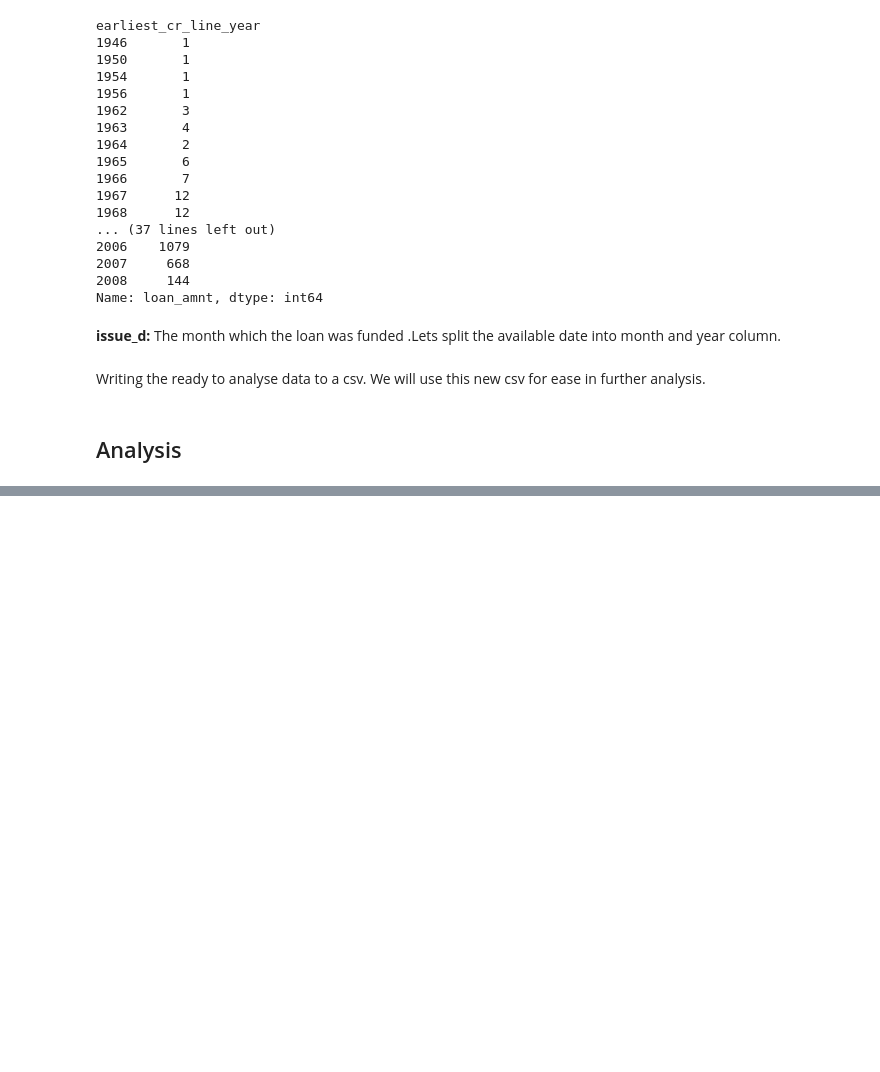
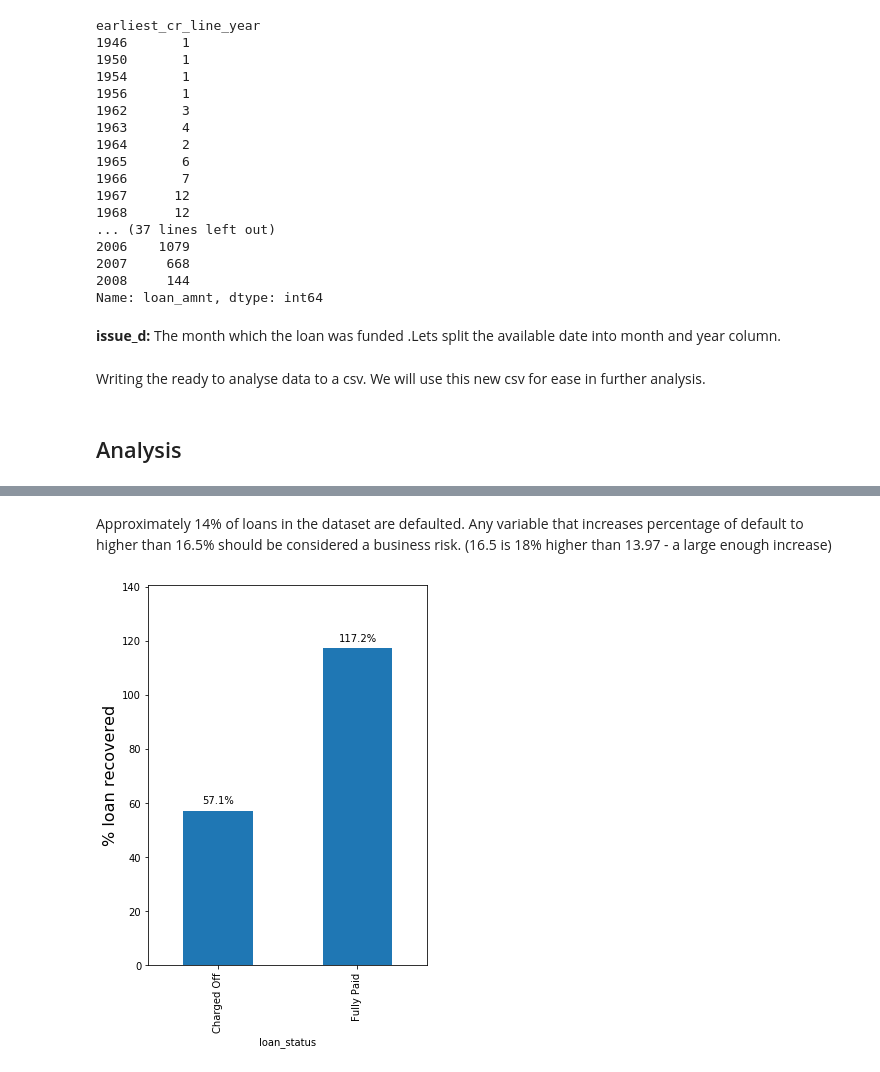
Before and after one commit to sinhaDroid/LendingClubData, a Jupyter notebook: Lending Club Case.ipynb, the cells around one changed output, grey strips where cells are left out. Drawn from its saved outputs; the diff is of its cells as text; code cells hidden in the pictures; blank space fills up the shorter version.

```diff
--- a/Lending Club Case.ipynb
+++ b/Lending Club Case.ipynb
@@ -549,0 +689,11 @@ clean_loan.to_csv('master_loan.csv', encoding='utf-8', index=False)
+# %% [markdown]
+Approximately 14% of loans in the dataset are defaulted.
+Any variable that increases percentage of default to higher than 16.5% should be considered a business risk. (16.5 is 18% higher than 13.97 - a large enough increase)
+# %%
+plt.figure(figsize=(5,7))
+ax = (master_loan.groupby('loan_status').total_pymnt.sum() * 100 / master_loan.groupby('loan_status').loan_amnt.sum()).plot.bar()
+ax.set_ylabel('% loan recovered', fontsize=16)
+plt.margins(0.2, 0.2)
+showLabels(ax)
+# %% [output]
+[figure, added]
```
Also changed, not shown: parts of 22 cells of this notebook.
